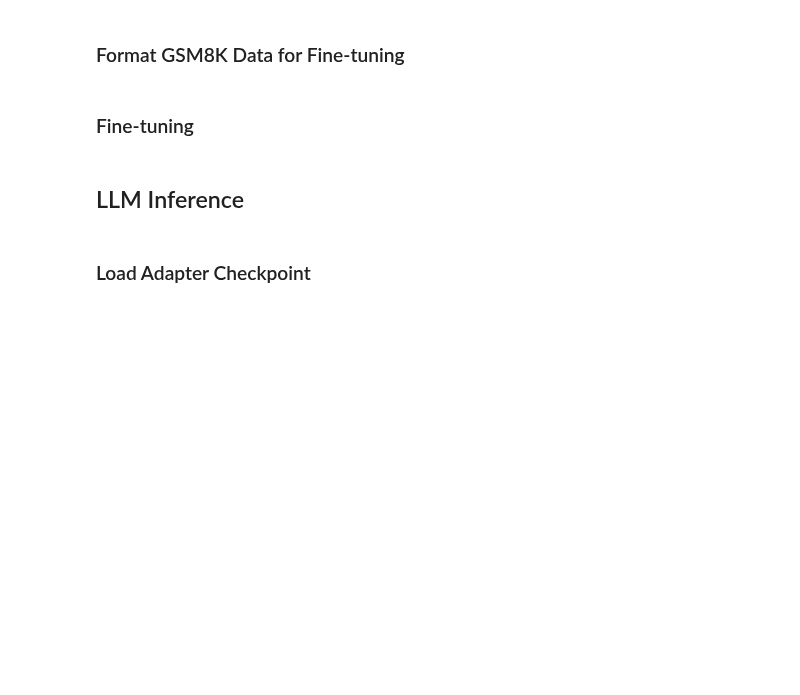
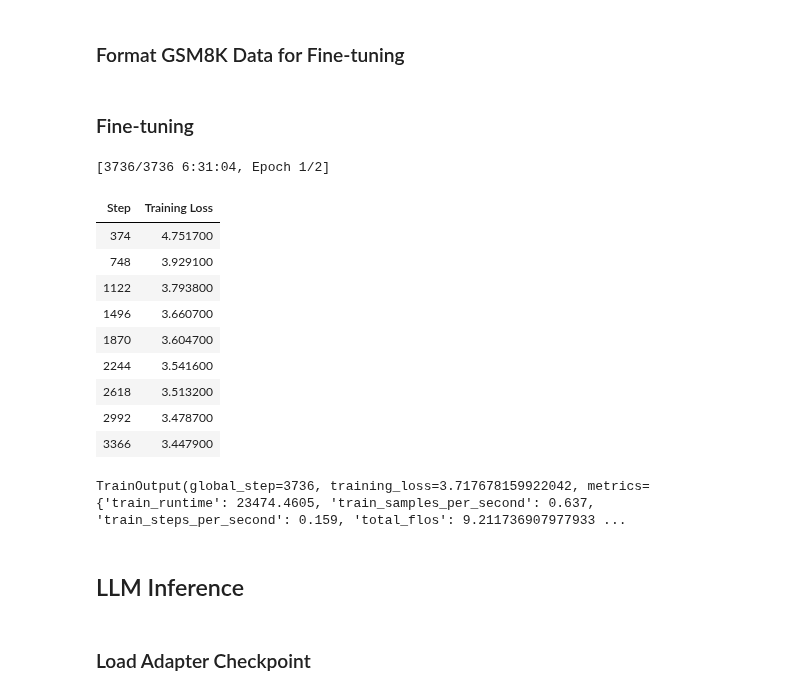
Before and after one commit to chousallen/MachineLearning2025, a Jupyter notebook: hw06/ml2025hw6.ipynb, the cells around one changed output. Drawn from its saved outputs; the diff is of its cells as text; code cells hidden in the pictures; blank space fills up the shorter version.

Commit message:
Kaggle Notebook | ml2025hw6 | warmup

```diff
--- a/hw06/ml2025hw6.ipynb
+++ b/hw06/ml2025hw6.ipynb
@@ -151,46 +206,47 @@ from transformers import get_scheduler
 
 training_arguments = SFTConfig( # Configuration for the SFT trainer
     seed=1126,
     data_seed=1126,
     output_dir=f"sft",
     per_device_train_batch_size=1,
     gradient_accumulation_steps=4,
     optim="paged_adamw_32bit",
     num_train_epochs=2, # TODO: If you use fixed few-shot examples, increase epoch
     logging_strategy="steps",
     logging_steps=0.1,
     save_strategy="steps",
     save_steps=0.1,
     lr_scheduler_type='linear',
     learning_rate=2e-5, # TODO: Decrease learning rate: 1e-4~1e-5
+    warmup_ratio=0.1,
     # TODO: Add weight decay
     bf16=True,
     group_by_length=True,
     max_seq_length=max_token_len,
     dataset_text_field='text',
     report_to='none',
 )
 trainer = SFTTrainer( # Creates the SFT trainer
     model=peft_model,
     train_dataset=formatted_gsm8k,
     peft_config=peft_config,
     processing_class=sft_tokenizer,
     args=training_arguments,
 )
-# Define the number of warm-up steps and total training steps
-num_training_steps = len(formatted_gsm8k) * training_arguments.num_train_epochs
-num_warmup_steps = int(0.1 * num_training_steps)  # 10% of total steps for warm-up
-
-# Create the learning rate scheduler
-lr_scheduler = get_scheduler(
-    name="linear",  # Linear decay after warm-up
-    optimizer=trainer.optimizer,
-    num_warmup_steps=num_warmup_steps,
-    num_training_steps=num_training_steps
-)
-# Update the trainer to use the scheduler
-trainer.lr_scheduler = lr_scheduler
 trainer.train() # Starts the training process
+# %% [output]
+[3736/3736 6:31:04, Epoch 1/2]
+| Step | Training Loss |
+| 374 | 4.751700 |
+| 748 | 3.929100 |
+| 1122 | 3.793800 |
+| 1496 | 3.660700 |
+| 1870 | 3.604700 |
+| 2244 | 3.541600 |
+| 2618 | 3.513200 |
+| 2992 | 3.478700 |
+| 3366 | 3.447900 |
+TrainOutput(global_step=3736, training_loss=3.717678159922042, metrics={'train_runtime': 23474.4605, 'train_samples_per_second': 0.637, 'train_steps_per_second': 0.159, 'total_flos': 9.211736907977933 ...
 # %% [markdown]
 ## LLM Inference
 # %% [markdown]
```
Also changed, not shown: parts of 6 cells of this notebook.
